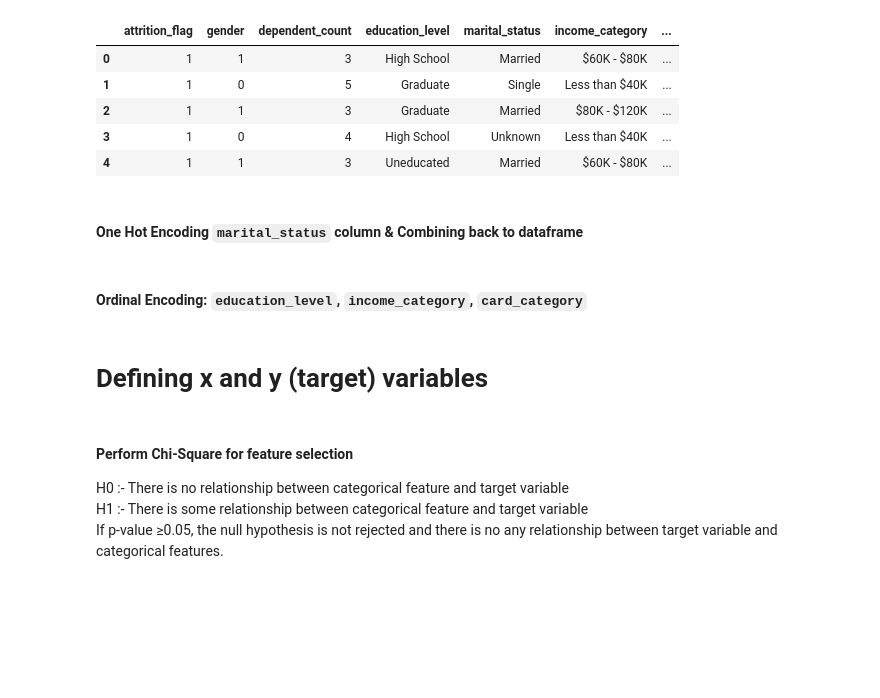
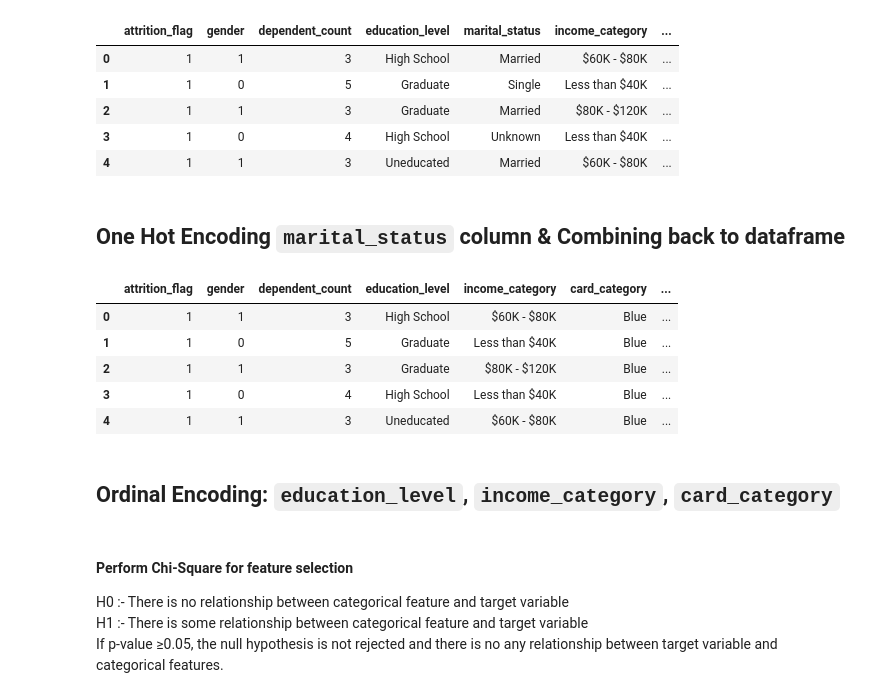
Before and after one commit to jonjonnyjonjon/introml-g2t4, a Jupyter notebook: Modelling/jon - xgboost.ipynb, the cells around one changed output. Drawn from its saved outputs; the diff is of its cells as text; code cells hidden in the pictures; blank space fills up the shorter version.

```diff
--- a/Modelling/jon - xgboost.ipynb
+++ b/Modelling/jon - xgboost.ipynb
@@ -70,22 +69,27 @@ df.head()
 | 3 | 1 | 0 | 4 | High School | Unknown | Less than $40K | ... |
 | 4 | 1 | 1 | 3 | Uneducated | Married | $60K - $80K | ... |
 # %% [markdown]
-#### One Hot Encoding `marital_status` column & Combining back to dataframe
+## One Hot Encoding `marital_status` column & Combining back to dataframe
 # %%
-onehot_enc = OneHotEncoder()
-reshape = np.array(df["marital_status"]).reshape(-1, 1)
-values = onehot_enc.fit_transform(reshape).toarray().astype(int)
+onehot_enc = OneHotEncoder(handle_unknown='ignore', sparse=False)
+
+values = onehot_enc.fit_transform(df[["marital_status"]])
 labels = np.array(["divorced", "married", "single", "unknown_marital_status"]).ravel()
 marital_status_df = pd.DataFrame(values, columns=labels)
 
-df = df.join(marital_status_df["divorced"])
-df = df.join(marital_status_df["married"])
-df = df.join(marital_status_df["single"])
-df = df.join(marital_status_df["unknown_marital_status"])
+df = pd.concat([df, marital_status_df], axis=1)
+df.drop("marital_status", axis=1, inplace=True)
 
-df.drop("marital_status", axis=1, inplace=True)
+df.head()
+# %% [output]
+|  | attrition_flag | gender | dependent_count | education_level | income_category | card_category | ... |
+| 0 | 1 | 1 | 3 | High School | $60K - $80K | Blue | ... |
+| 1 | 1 | 0 | 5 | Graduate | Less than $40K | Blue | ... |
+| 2 | 1 | 1 | 3 | Graduate | $80K - $120K | Blue | ... |
+| 3 | 1 | 0 | 4 | High School | Less than $40K | Blue | ... |
+| 4 | 1 | 1 | 3 | Uneducated | $60K - $80K | Blue | ... |
 # %% [markdown]
-#### Ordinal Encoding: `education_level`, `income_category`, `card_category`
+## Ordinal Encoding: `education_level`, `income_category`, `card_category`
 # %%
 edu_level_mapper = {"Doctorate": 1, "Post-Graduate": 2, "Graduate": 3, "College": 4, "High School": 5, "Uneducated": 6, "Unknown": 7}
 df["education_level"] = df["education_level"].replace(edu_level_mapper)
@@ -98,2 +101,0 @@ df["card_category"] = df["card_category"].replace(card_cat_mapper)
-# %% [markdown]
-# Defining x and y (target) variables
```
Also changed, not shown: parts of 14 cells of this notebook, 6 other files.
